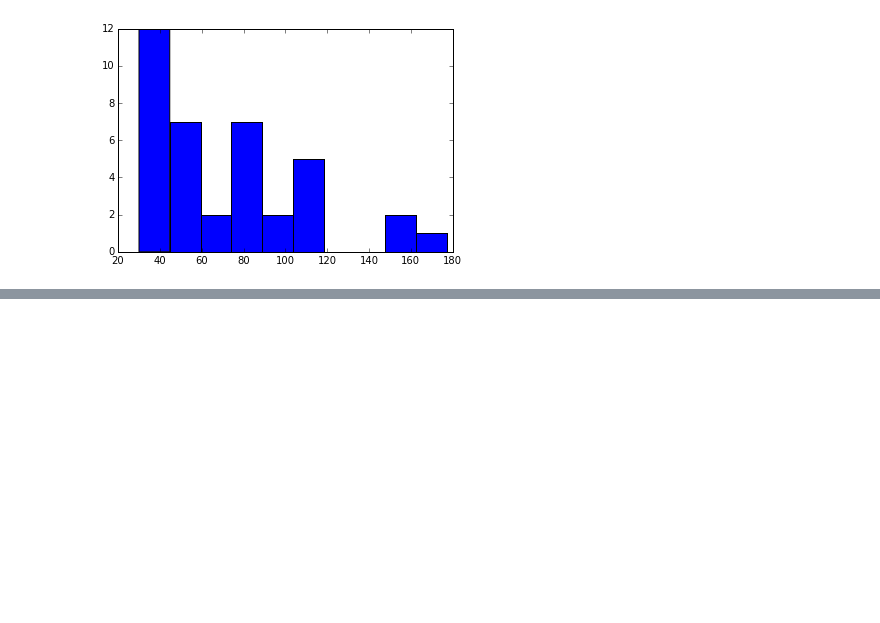
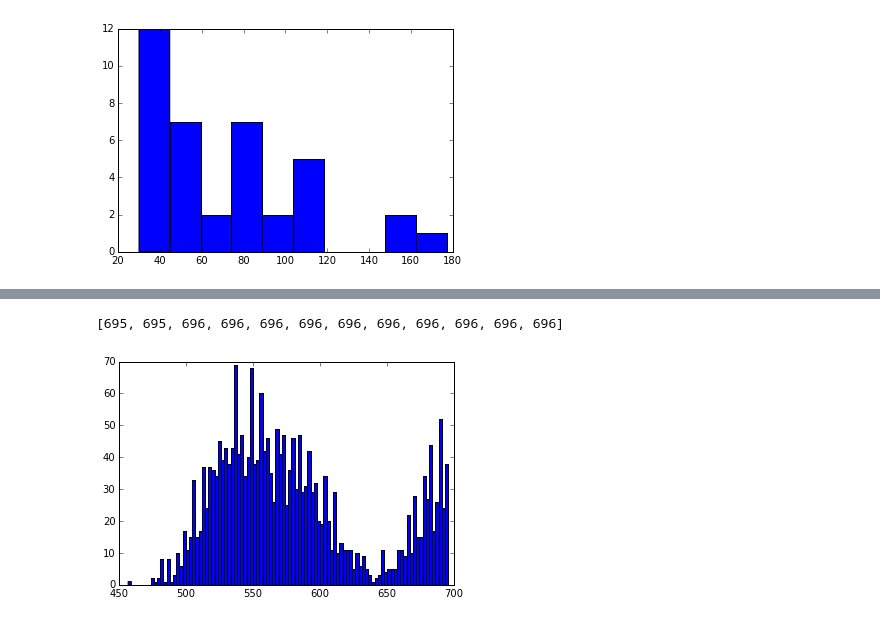
Before and after one commit to mzw4/jyupitertime, a Jupyter notebook: comp1/CS 5786 Comp 1 - JAC.ipynb, the cells around one changed output, grey strips where cells are left out. Cells and saved outputs as stored; diff of their text form; code cells hidden in the pictures; blank space fills up the shorter version.

```diff
--- a/comp1/CS 5786 Comp 1 - JAC.ipynb
+++ b/comp1/CS 5786 Comp 1 - JAC.ipynb
@@ -2199,0 +2266,7 @@ print sorted(probs)[:25]
+# %%
+orig_speech_graph_sums.sort()
+plt.hist(orig_speech_graph_sums[:-498], bins=100)
+print orig_speech_graph_sums[-505:-493]
+# %% [output]
+[695, 695, 696, 696, 696, 696, 696, 696, 696, 696, 696, 696]
+[figure, added]
```
Also changed, not shown: parts of 24 cells of this notebook, 6 other files.
